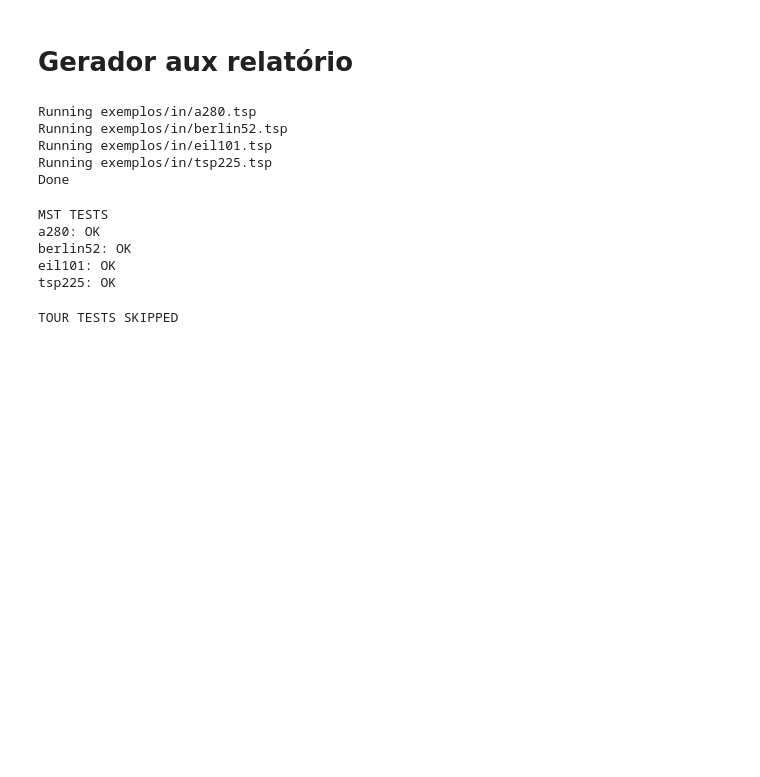
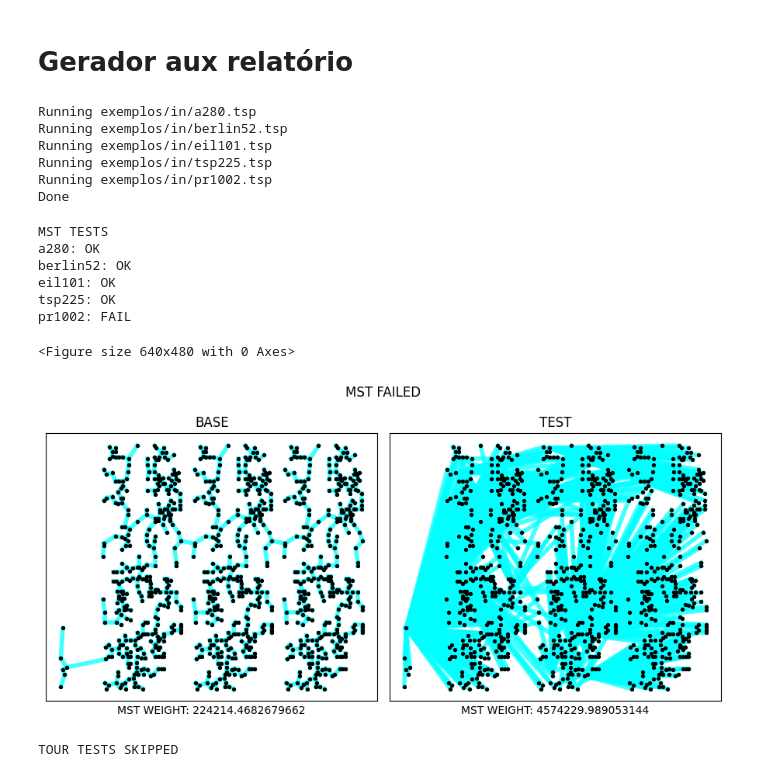
Before and after one commit to srjheam/ufes-mst, a Jupyter notebook: giovanni.ipynb, the cells around one changed output. Cells and saved outputs as stored; diff of their text form; code cells hidden in the pictures; blank space fills up the shorter version.

Commit message:
partial plot

```diff
--- a/giovanni.ipynb
+++ b/giovanni.ipynb
@@ -2,7 +2,7 @@
 # Gerador aux relatório
 # %%
 #files = ['pr1002']
-files = ['a280', 'berlin52', 'eil101', 'tsp225']
+files = ['a280', 'berlin52', 'eil101', 'tsp225', 'pr1002']
 #files = ['a280', 'berlin52', 'eli101', 'tsp225', 'pr1002', 'd18512']
 
 enable_mst = True
@@ -27,6 +27,7 @@ Running exemplos/in/a280.tsp
 Running exemplos/in/berlin52.tsp
 Running exemplos/in/eil101.tsp
 Running exemplos/in/tsp225.tsp
+Running exemplos/in/pr1002.tsp
 Done
 # %%
 %%capture
@@ -46,23 +47,26 @@ diffs = list(zip(files, has_diffs))
 # %%
 # MST TESTS
 
 if enable_mst:
     print('MST TESTS')
     for file, has_diff in diffs:
         print(f'{file}: {"OK" if not has_diff else "FAIL"}')
 
     for file, has_diff in diffs:
         if not has_diff:
             continue
-        tsp_plot.produce_diff(f'exemplos/in/{file}.tsp', f'exemplos/mst/{file}.mst' if enable_mst else '', f'{file}.mst', f'exemplos/tour/{file}.tour' if enable_tour else '', f'{file}.tour', percentage_delta)
+        tsp_plot.produce_diff(f'exemplos/in/{file}.tsp', f'exemplos/mst/{file}.mst' if enable_mst else '', f'{file}.mst', '', '', percentage_delta)
 else:
     print('MST TESTS SKIPPED')
 # %% [output]
 MST TESTS
 a280: OK
 berlin52: OK
 eil101: OK
 tsp225: OK
+pr1002: FAIL
+<Figure size 640x480 with 0 Axes>
+[figure, added]
 # %%
 # TOUR TESTS
 
```
Also changed, not shown: parts of 1 cell of this notebook.
